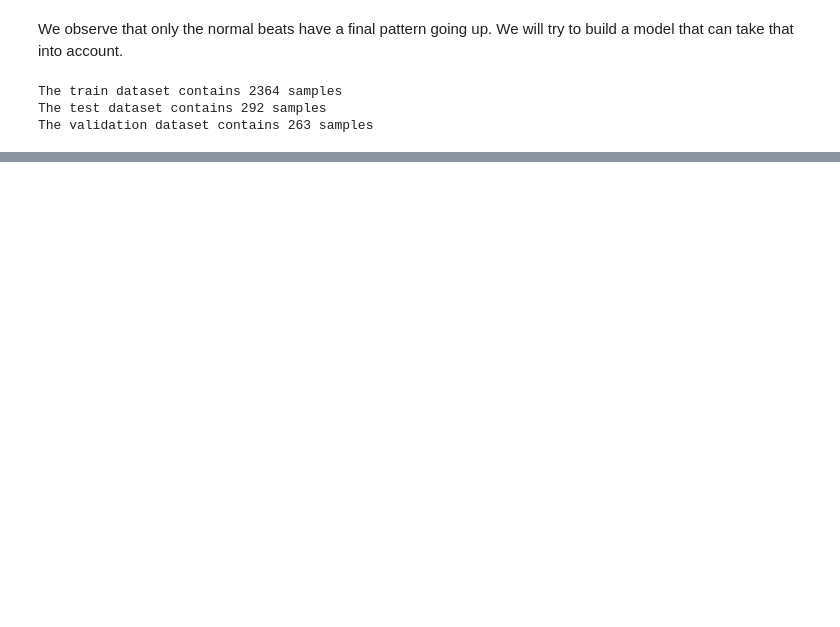
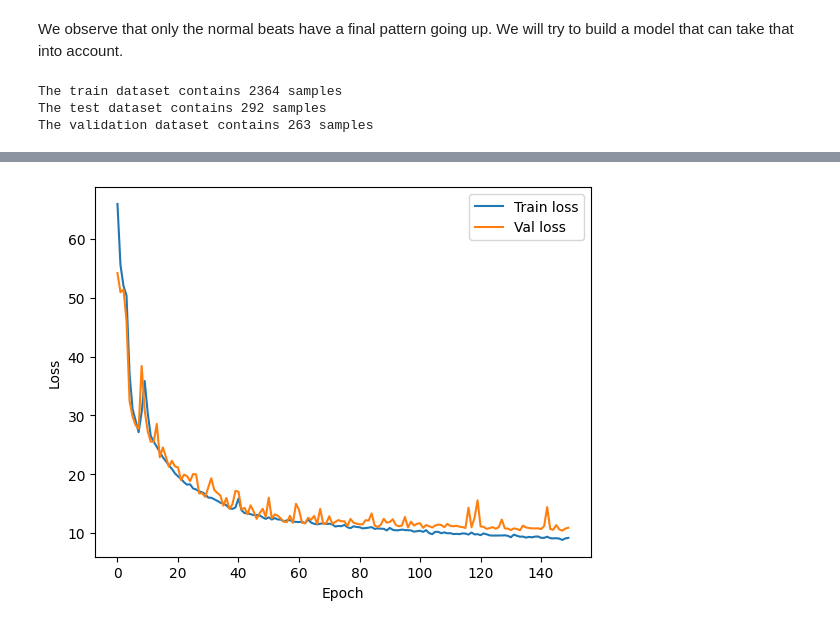
Before and after one commit to Clement1103/data_science_projects, a Jupyter notebook: DL_projects/anomaly_hearthbeats_detc/hearthbeats_anomaly_detection.ipynb, the cells around one changed output, grey strips where cells are left out. Drawn from its saved outputs; the diff is of its cells as text; code cells hidden in the pictures; blank space fills up the shorter version.

```diff
--- a/DL_projects/anomaly_hearthbeats_detc/hearthbeats_anomaly_detection.ipynb
+++ b/DL_projects/anomaly_hearthbeats_detc/hearthbeats_anomaly_detection.ipynb
@@ -166,7 +175,7 @@ The validation dataset contains 263 samples
 # %%
 def create_dataset_from_df(df):
     sequences = df.values.tolist()
-    dataset = [torch.tensor(seq).view(-1, 1) for seq in sequences]
+    dataset = [torch.tensor(seq).unsqueeze(1) for seq in sequences]
     n_seq, seq_len, n_features = torch.stack(dataset).shape
     return dataset, seq_len, n_features
 # %%
@@ -245,9 +254,10 @@ class LSTMdecoder(nn.Module):
         x, (h_n, c_n) = self.latent(x)
         x, (h_n, c_n) = self.lstm(x)
         x = self.dense(x)
+        x = x.view(self.batch_size, self.seq_len, self.n_features)
         return x
 
-class model():
+class ADmodel(nn.Module):
     def __init__(self, seq_len, n_features, output_size=1, neurons_latent_layer=128, batch_size=1):
         super().__init__()
         self.seq_len = seq_len
@@ -263,11 +273,12 @@ class model():
         x=self.decoder(x)
         return x
 # %%
-model = model(seq_len = seq_len, n_features = n_features)
+model = ADmodel(seq_len = seq_len, n_features = n_features)
+model = model.to(device)
 # %%
 def train_model(model, train_dataset, val_dataset, epochs):
-    optimizer = torch.optim.Adam(model.parameters(), lr = 0.01)
-    criterion = nn.L1Loss()
+    optimizer = torch.optim.Adam(model.parameters(), lr=0.001)
+    criterion = nn.L1Loss(reduction='sum')
     best_val_loss = float("inf")
     best_model = None
 
@@ -277,10 +288,12 @@ def train_model(model, train_dataset, val_dataset, epochs):
         model = model.train()
         train_losses = []
         for sequence in train_dataset:
+            sequence = sequence.to(device)
             optimizer.zero_grad()
             y_pred = model(sequence)
+            y_pred = y_pred.view(sequence.size())
             loss = criterion(sequence, y_pred)
-            train_losses.append(loss.detach().numpy())
+            train_losses.append(loss.item())
             loss.backward()
             optimizer.step()
 
@@ -288,9 +301,11 @@ def train_model(model, train_dataset, val_dataset, epochs):
         val_losses = []
         with torch.no_grad():
             for sequence_val in val_dataset:
+                sequence_val = sequence_val.to(device)
                 y_val = model(sequence_val)
+                y_val = y_val.view(sequence_val.size())
                 loss_val = criterion(sequence_val, y_val)
-                val_losses.append(loss_val.detach().numpy())
+                val_losses.append(loss_val.item())
 
         mean_train_losses_per_epoch.append(np.mean(train_losses))
         mean_val_losses_per_epoch.append(np.mean(val_losses))
@@ -300,8 +315,9 @@ def train_model(model, train_dataset, val_dataset, epochs):
             best_model = model.state_dict()
             torch.save(best_model, 'model.pth')
 
-        if epoch%5==0:
-            print(f'Epoch {epoch}/{epochs} : Train loss = {np.mean(train_losses)} /// Val loss = {np.mean(val_losses)}')
+
+        print(f'Epoch {epoch}/{epochs} : Train loss = {np.mean(train_losses)} /// Val loss = {np.mean(val_losses)}')
+
     return model, mean_train_losses_per_epoch, mean_val_losses_per_epoch
 # %%
 model, train_losses, val_losses = train_model(model, train_dataset, val_dataset, 150)
@@ -307,0 +342,9 @@ model, train_losses, val_losses = train_model(model, train_dataset, val_dataset,
+# %%
+plt.plot(train_losses, label='Train loss')
+plt.plot(val_losses, label='Val loss')
+plt.legend()
+plt.xlabel('Epoch')
+plt.ylabel('Loss')
+plt.savefig('loss_curve.png')
+# %% [output]
+[figure, added]
```
Also changed, not shown: parts of 30 cells of this notebook, 2 other files.
